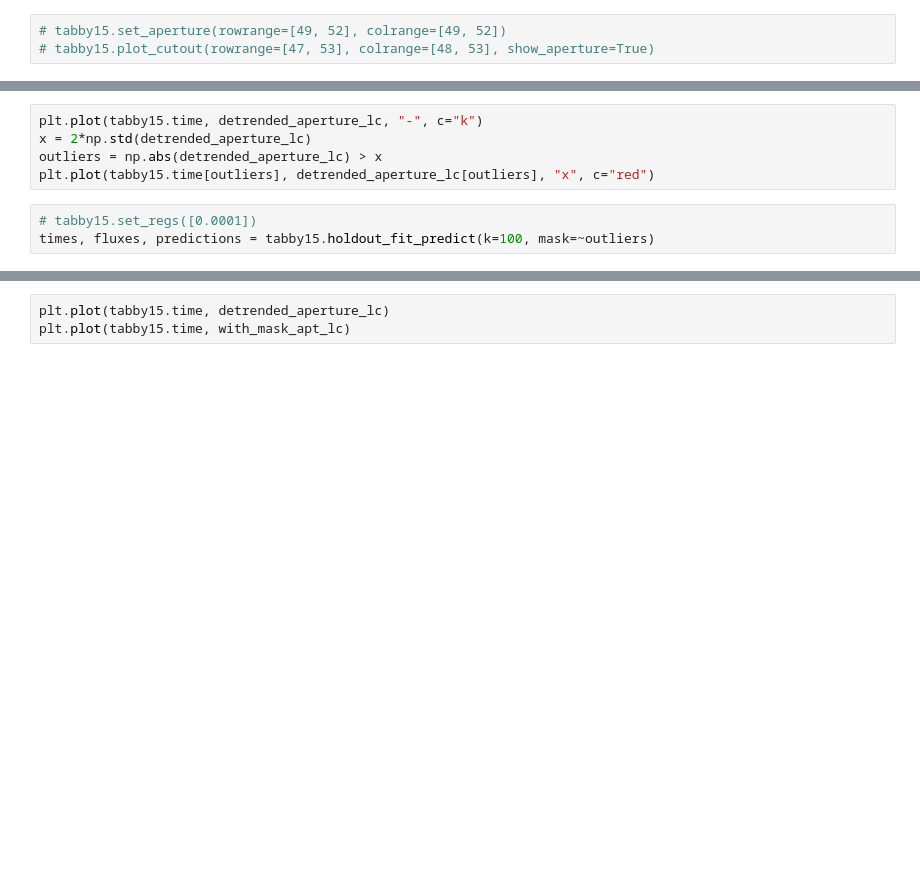
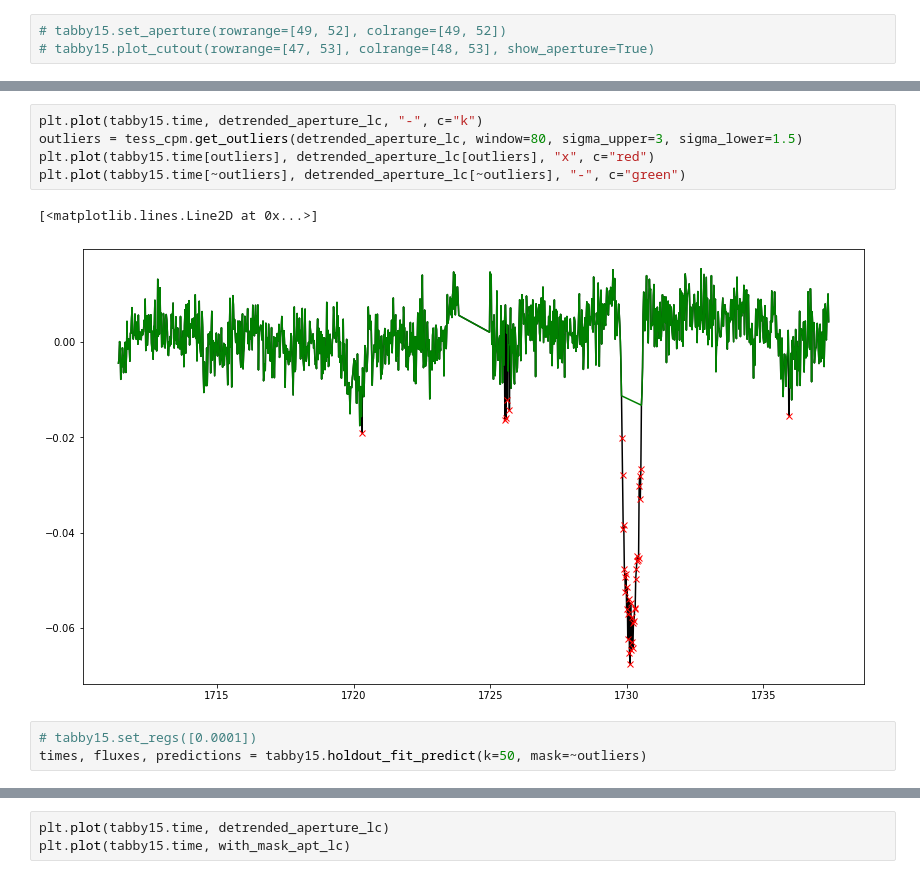
Before and after one commit to soichiro-hattori/unpopular, a Jupyter notebook: tester.ipynb, the cells around one changed output, grey strips where cells are left out. Saved outputs shown, nothing was run; the diff lists cells and outputs as text; blank space fills up the shorter version.

Commit message:
changing sigma clip process

```diff
--- a/tester.ipynb
+++ b/tester.ipynb
@@ -41,10 +53,13 @@ detrended_aperture_lc = tabby15.get_aperture_lc(data_type="cpm_subtracted_flux")
 # %%
 plt.plot(tabby15.time, detrended_aperture_lc, "-", c="k")
-x = 2*np.std(detrended_aperture_lc)
-outliers = np.abs(detrended_aperture_lc) > x
+outliers = tess_cpm.get_outliers(detrended_aperture_lc, window=80, sigma_upper=3, sigma_lower=1.5)
 plt.plot(tabby15.time[outliers], detrended_aperture_lc[outliers], "x", c="red")
+plt.plot(tabby15.time[~outliers], detrended_aperture_lc[~outliers], "-", c="green")
+# %% [output]
+[<matplotlib.lines.Line2D at 0x...>]
+[figure, added]
 # %%
 # tabby15.set_regs([0.0001])
-times, fluxes, predictions = tabby15.holdout_fit_predict(k=100, mask=~outliers)
+times, fluxes, predictions = tabby15.holdout_fit_predict(k=50, mask=~outliers)
 # %%
 tabby15.plot_pix_by_pix(data_type="cpm_subtracted_flux")
```
Also changed, not shown: parts of 9 cells of this notebook, 6 other files.
